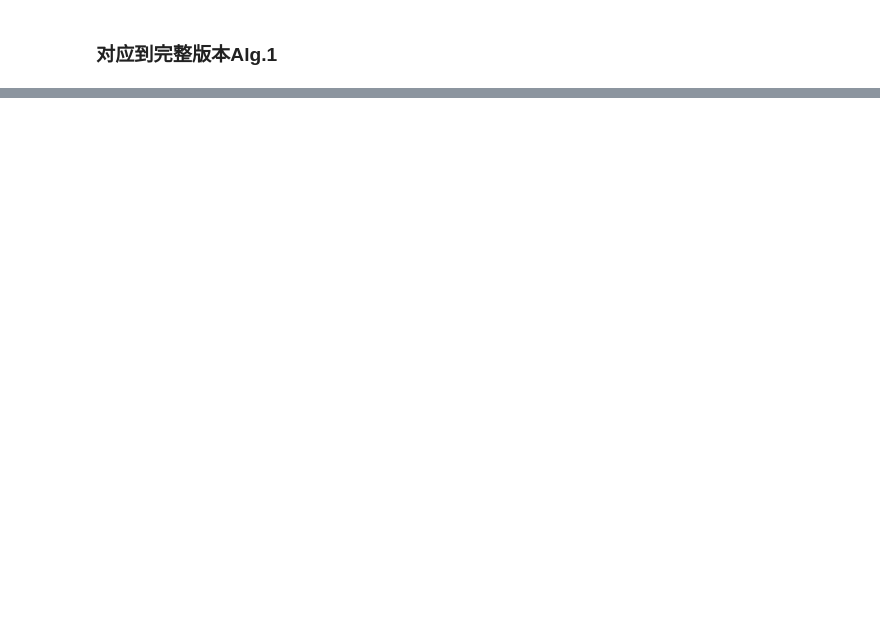
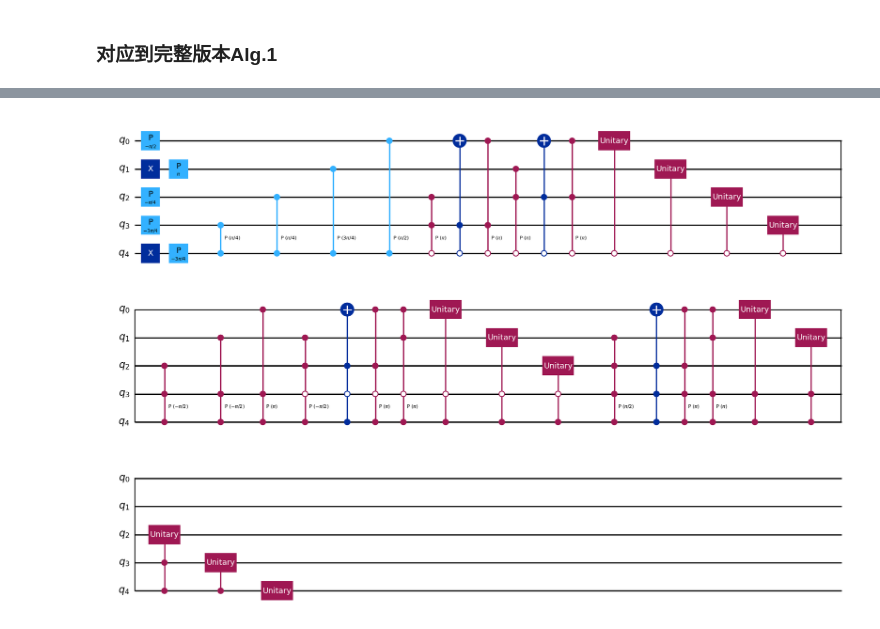
Before and after one commit to Veriqc/LimTDD_QSP, a Jupyter notebook: STATEPRE1.ipynb, the cells around one changed output, grey strips where cells are left out. Cells and saved outputs as stored; diff of their text form; code cells hidden in the pictures; blank space fills up the shorter version.

```diff
--- a/STATEPRE1.ipynb
+++ b/STATEPRE1.ipynb
@@ -162,0 +185,4 @@ True
+# %%
+cir_end.draw('mpl')
+# %% [output]
+[figure, added]
```
Also changed, not shown: parts of 3 cells of this notebook, 3 other files.
